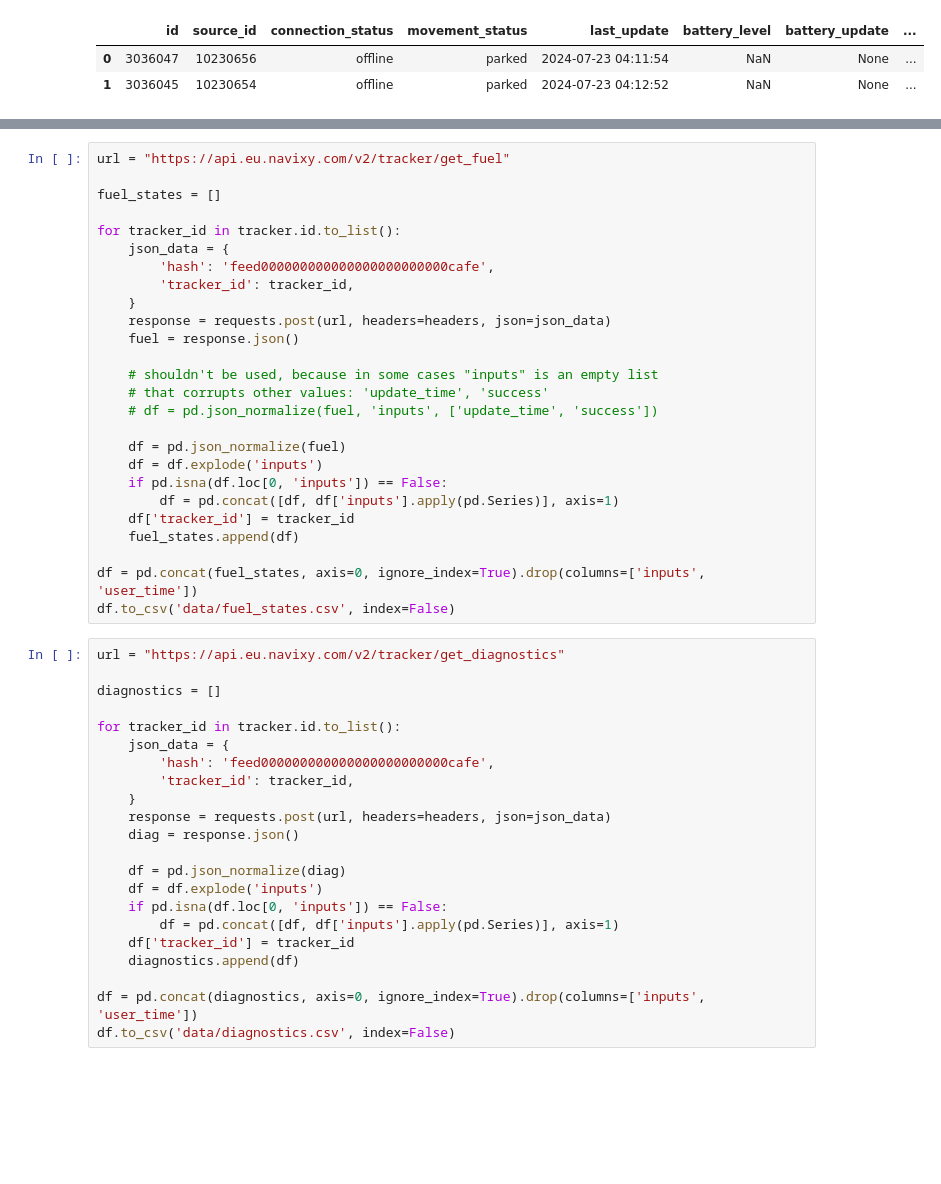
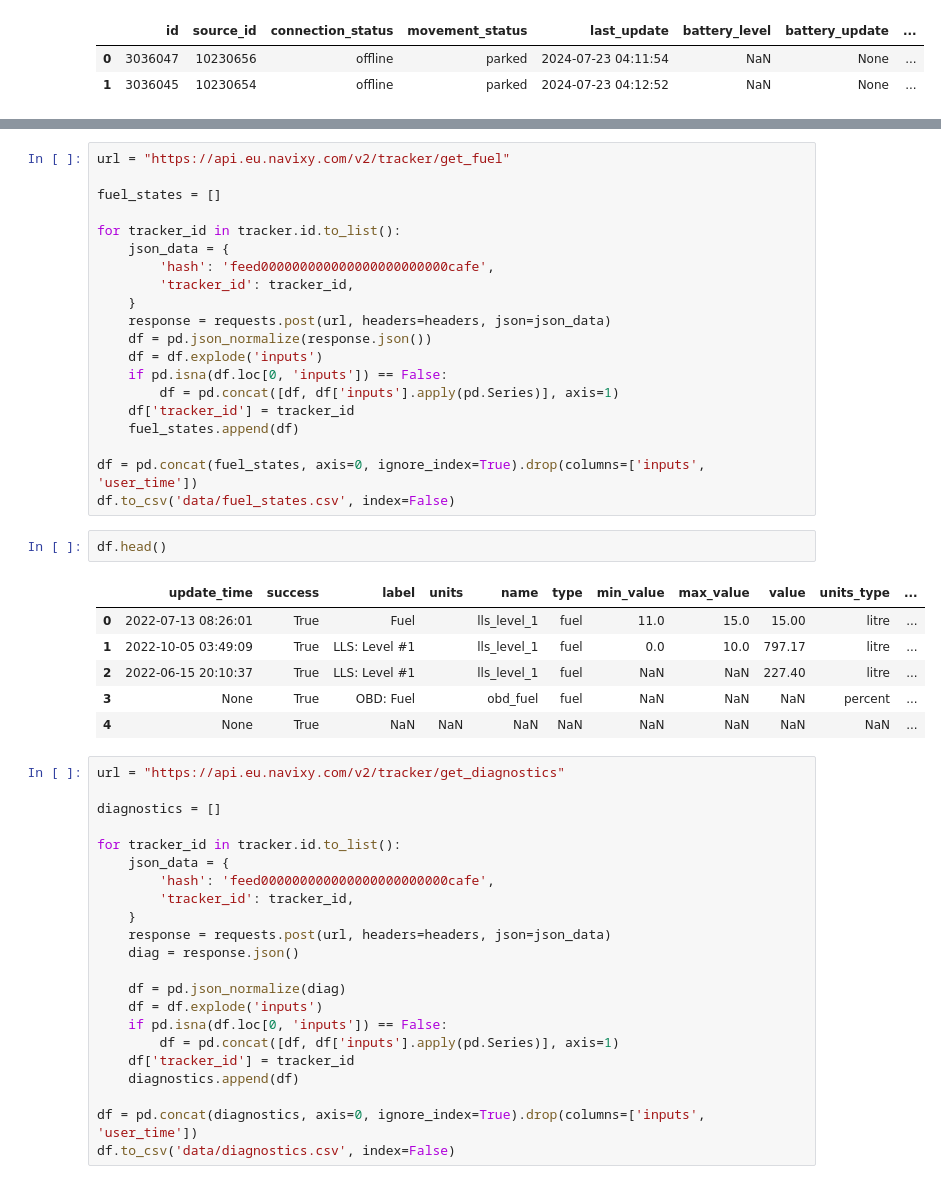
Before and after one commit to AnnaTSH/navixy-data-project, a Jupyter notebook: get_data.ipynb, the cells around one changed output, grey strips where cells are left out. Drawn from its saved outputs; the diff is of its cells as text; blank space fills up the shorter version.

```diff
--- a/get_data.ipynb
+++ b/get_data.ipynb
@@ -82,13 +120,7 @@ for tracker_id in tracker.id.to_list():
         'tracker_id': tracker_id,
     }
     response = requests.post(url, headers=headers, json=json_data)
-    fuel = response.json()
-
-    # shouldn't be used, because in some cases "inputs" is an empty list
-    # that corrupts other values: 'update_time', 'success'
-    # df = pd.json_normalize(fuel, 'inputs', ['update_time', 'success'])
-
-    df = pd.json_normalize(fuel)
+    df = pd.json_normalize(response.json())
     df = df.explode('inputs')
     if pd.isna(df.loc[0, 'inputs']) == False:
         df = pd.concat([df, df['inputs'].apply(pd.Series)], axis=1)
@@ -97,6 +129,15 @@ for tracker_id in tracker.id.to_list():
 
 df = pd.concat(fuel_states, axis=0, ignore_index=True).drop(columns=['inputs', 'user_time'])
 df.to_csv('data/fuel_states.csv', index=False)
+# %%
+df.head()
+# %% [output]
+|  | update_time | success | label | units | name | type | min_value | max_value | value | units_type | ... |
+| 0 | 2022-07-13 08:26:01 | True | Fuel |  | lls_level_1 | fuel | 11.0 | 15.0 | 15.00 | litre | ... |
+| 1 | 2022-10-05 03:49:09 | True | LLS: Level #1 |  | lls_level_1 | fuel | 0.0 | 10.0 | 797.17 | litre | ... |
+| 2 | 2022-06-15 20:10:37 | True | LLS: Level #1 |  | lls_level_1 | fuel | NaN | NaN | 227.40 | litre | ... |
+| 3 | None | True | OBD: Fuel |  | obd_fuel | fuel | NaN | NaN | NaN | percent | ... |
+| 4 | None | True | NaN | NaN | NaN | NaN | NaN | NaN | NaN | NaN | ... |
 # %%
 url = "https://api.eu.navixy.com/v2/tracker/get_diagnostics"
 
```
Also changed, not shown: parts of 53 cells of this notebook, 9 other files.
